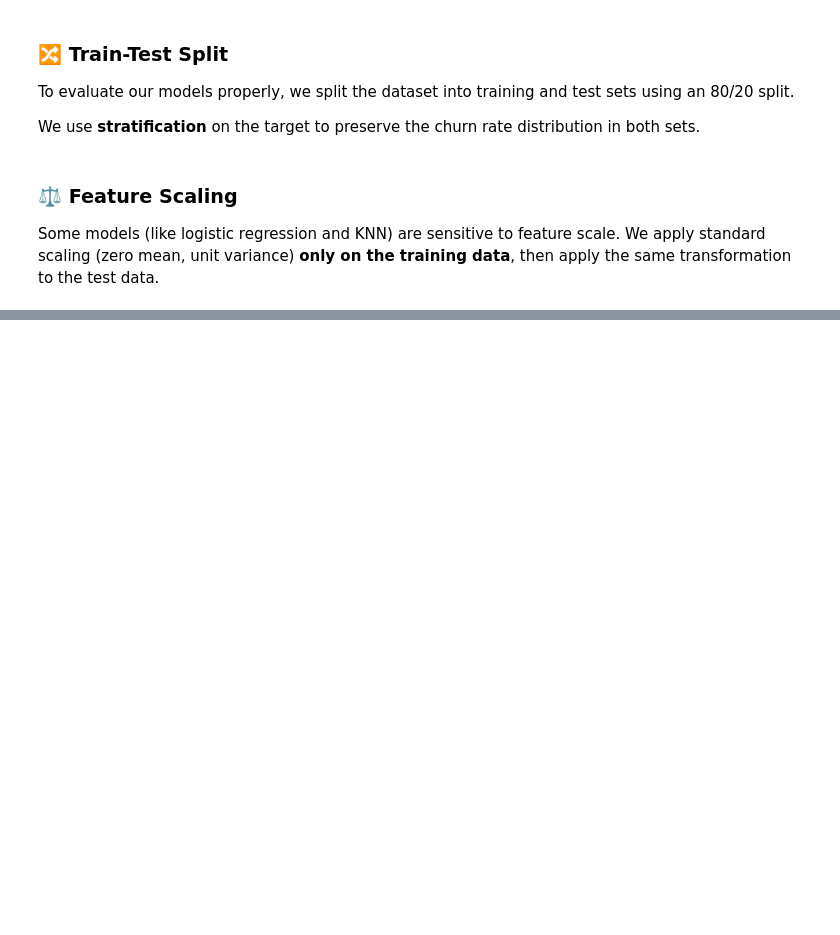
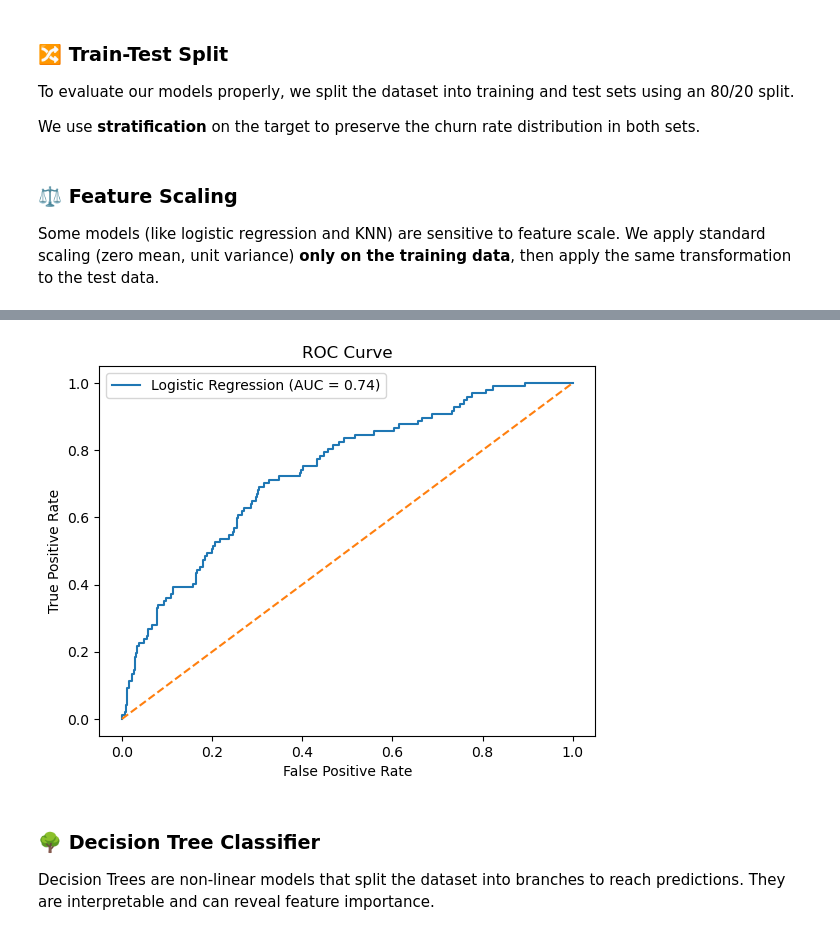
Before and after one commit to Chirry254/syriatel-customer-churn, a Jupyter notebook: notebooks/churn_modeling.ipynb, the cells around one changed output, grey strips where cells are left out. Drawn from its saved outputs; the diff is of its cells as text; code cells hidden in the pictures; blank space fills up the shorter version.

Commit message:
modelling part of the churn analysis project.

```diff
--- a/notebooks/churn_modeling.ipynb
+++ b/notebooks/churn_modeling.ipynb
@@ -210,6 +223,15 @@ from sklearn.model_selection import train_test_split
 X_train, X_test, y_train, y_test = train_test_split(
     X, y, test_size=0.2, random_state=42, stratify=y
 )
+# %%
+# Drop phone number and optionally state if you won't encode it
+df_model = df.drop(columns=['phone number'])
+df_model = pd.get_dummies(df_model, drop_first=True)
+X = df_model.drop('churn', axis=1)
+y = df_model['churn']
+X_train, X_test, y_train, y_test = train_test_split(X, y, test_size=0.2, random_state=42)
+X_train = X_train.dropna(axis=1)
+X_test = X_test.dropna(axis=1)
 # %% [markdown]
 ### ⚖️ Feature Scaling
 
@@ -227,0 +288,11 @@ X_test_scaled = scaler.transform(X_test)
+# %%
+logreg = LogisticRegression(random_state=42)
+logreg.fit(X_train_scaled, y_train)
+
+y_pred_lr = logreg.predict(X_test_scaled)
+
+print("Logistic Regression Classification Report:")
+print(classification_report(y_test, y_pred_lr))
+
+print("Confusion Matrix:")
+print(confusion_matrix(y_test, y_pred_lr))
@@ -227,0 +319,20 @@ X_test_scaled = scaler.transform(X_test)
+# %%
+# Plot ROC curve
+y_proba_lr = logreg.predict_proba(X_test_scaled)[:, 1]
+fpr, tpr, _ = roc_curve(y_test, y_proba_lr)
+auc = roc_auc_score(y_test, y_proba_lr)
+
+plt.figure()
+plt.plot(fpr, tpr, label=f"Logistic Regression (AUC = {auc:.2f})")
+plt.plot([0, 1], [0, 1], linestyle='--')
+plt.xlabel("False Positive Rate")
+plt.ylabel("True Positive Rate")
+plt.title("ROC Curve")
+plt.legend()
+plt.show()
+# %% [output]
+[figure, added]
+# %% [markdown]
+### 🌳 Decision Tree Classifier
+
+Decision Trees are non-linear models that split the dataset into branches to reach predictions. They are interpretable and can reveal feature importance.
```
Also changed, not shown: parts of 12 cells of this notebook.
